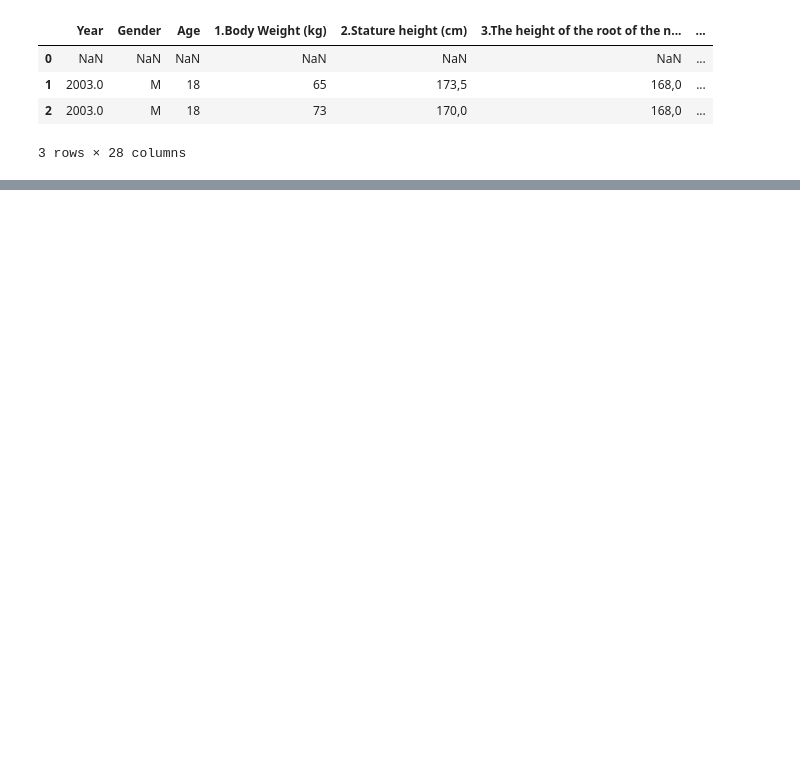
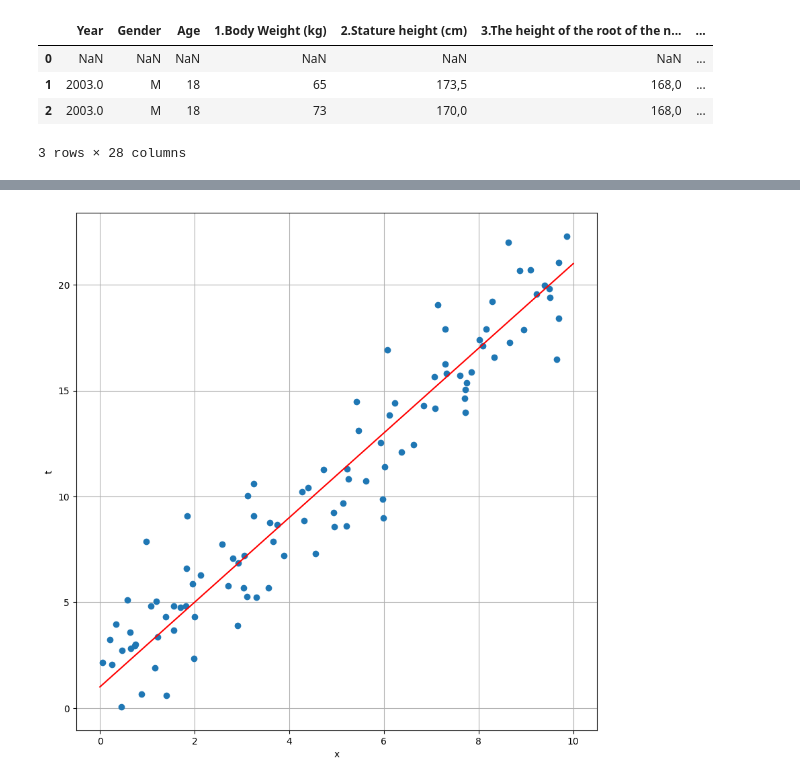
Before and after one commit to anava122002/practica-final-vazquez-arrevola-ana, a Jupyter notebook: src/test.ipynb, the cells around one changed output, grey strips where cells are left out. Drawn from its saved outputs; the diff is of its cells as text; code cells hidden in the pictures; blank space fills up the shorter version.

Commit message:
"regresion.py created in class"

```diff
--- a/src/test.ipynb
+++ b/src/test.ipynb
@@ -80,0 +100,75 @@ columns = ['Year', 'Gender']
+# %%
+import math
+import random
+import matplotlib.pyplot as plt
+import numpy as np
+
+
+
+
+# Parameters:
+a = 2.0
+b = 1.0
+xmin = 0.0
+xmax = 10.0
+noise = 2.0
+n = 100
+
+# Randomly generated problem data:
+np.random.seed(42)
+x = xmin + np.random.rand(n)*(xmax - xmin)
+t = a*x + b + np.random.randn(n)*noise
+
+
+def regresion_lineal_simple(x, t, num_iters=8, eta=0.01):
+        w = np.random.randn()
+        b = np.random.randn()
+
+        xmin, xmax = x.min(), x.max()
+
+        n = len(x)
+
+        for i in range(num_iters):
+
+            # Definición de la recta
+            y = b + w * x
+
+            #Cálculo del error
+            e = y - t
+            mse = sum(t - y)**2 / n
+
+            #Cálculo del gradiente de los pesos b, w1
+            db = 2 * sum(y - t) / n
+            dg = 2 * sum(y - t) * x / n
+
+            #Actualización de parametros
+            b = b - eta * db
+            w = w - eta * dg
+
+            plt.plot(x, t, 'o', label='Datos reales')
+            plt.plot([xmin, xmax], [w * xmin + b, w * xmax + b], 'grey', label=f'Modelo (ite {i + 1})')
+        plt.plot([xmin, xmax], [w * xmin + b, w * xmax + b], 'r-', label='Modelo final')
+        plt.grid(True)
+        plt.xlabel("x")
+        plt.ylabel("t")
+        plt.show()
+
+        return w, b
+
+def show_data():
+
+    plt.figure(figsize=(10, 10))
+    plt.plot(x, t, 'o')
+    plt.plot([xmin, xmax], [a*xmin + b, a*xmax + b], 'r-')
+    plt.grid(True)
+    plt.xlabel("x")
+    plt.ylabel("t")
+    plt.show()
+
+def main():
+    regresion_lineal_simple(x = x, t = t)
+    show_data()
+
+
+main()
+# %% [output]
@@ -80,0 +193 @@ columns = ['Year', 'Gender']
+[figure, added]
```
Also changed, not shown: parts of 2 cells of this notebook, 1 other file.
